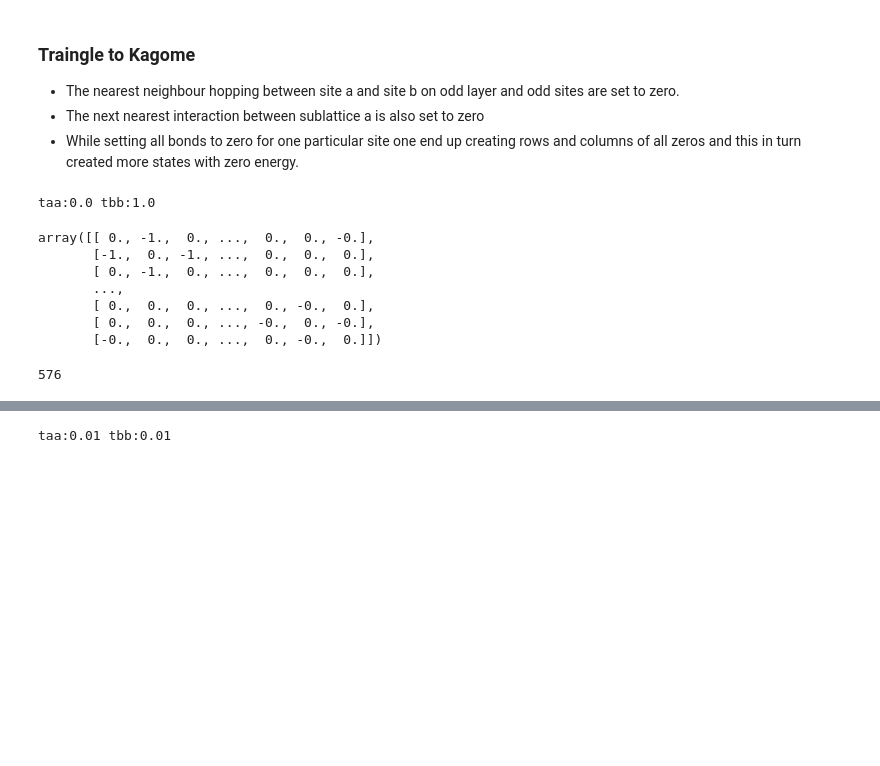
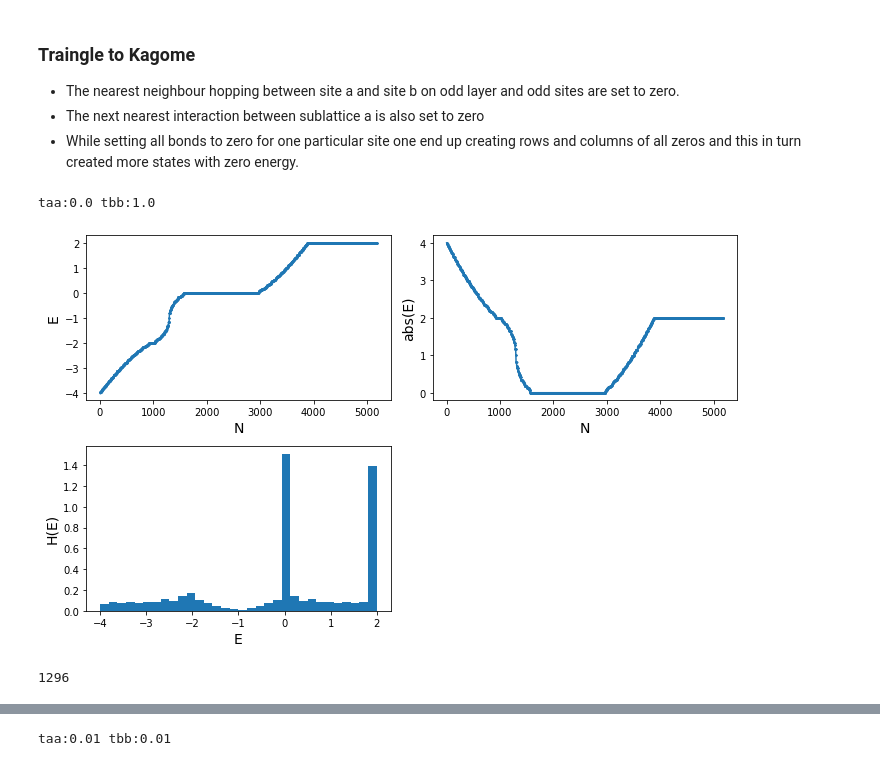
Before and after one commit to Shashi1a/kagome_lieb, a Jupyter notebook: calc.ipynb, the cells around one changed output, grey strips where cells are left out. Cells and saved outputs as stored; diff of their text form; code cells hidden in the pictures; blank space fills up the shorter version.

```diff
--- a/calc.ipynb
+++ b/calc.ipynb
@@ -346,29 +346,24 @@ hb12.plot_eval(40)
 # %%
 def plothammat(a):
     f = plt.figure(figsize=(12, 12))
     ax = sns.heatmap(a, cbar=False, annot=True, fmt='1.0f',
                 linewidth=1, linecolor='black')
     ax.xaxis.tick_top()
     plt.show()
 
-kgLatt= kagomeLieb(48,1,0,0)
+kgLatt= kagomeLieb(72,1,0,0)
 kgLatt.neighbour()
 kgLatt.sublatt_set()
 mat = np.zeros((kgLatt.n_sites,kgLatt.n_sites))
 kgLatt.triangular(mat)
 #plothammat(mat)
 kgLatt.triangle_Kagome_lieb(mat,0.0,0.0,1.0)
 #plothammat(mat)
-#kgLatt.evals(mat)
+kgLatt.evals(mat)
+kgLatt.plot_eval()
 # %% [output]
 taa:0.0 tbb:1.0
-array([[ 0., -1.,  0., ...,  0.,  0., -0.],
-       [-1.,  0., -1., ...,  0.,  0.,  0.],
-       [ 0., -1.,  0., ...,  0.,  0.,  0.],
-       ...,
-       [ 0.,  0.,  0., ...,  0., -0.,  0.],
-       [ 0.,  0.,  0., ..., -0.,  0., -0.],
-       [-0.,  0.,  0., ...,  0., -0.,  0.]])
+[figure, added]
 # %%
 listrow = []
 listcol = []
@@ -383,7 +378,7 @@ listcol.reverse()
 #print(listz)
 len(listcol)
 # %% [output]
-576
+1296
 # %%
 for i in range(10):
     print(f'i:{i} lr{listrow[i]} lc{listcol[i]}')
```
Also changed, not shown: parts of 3 cells of this notebook.
